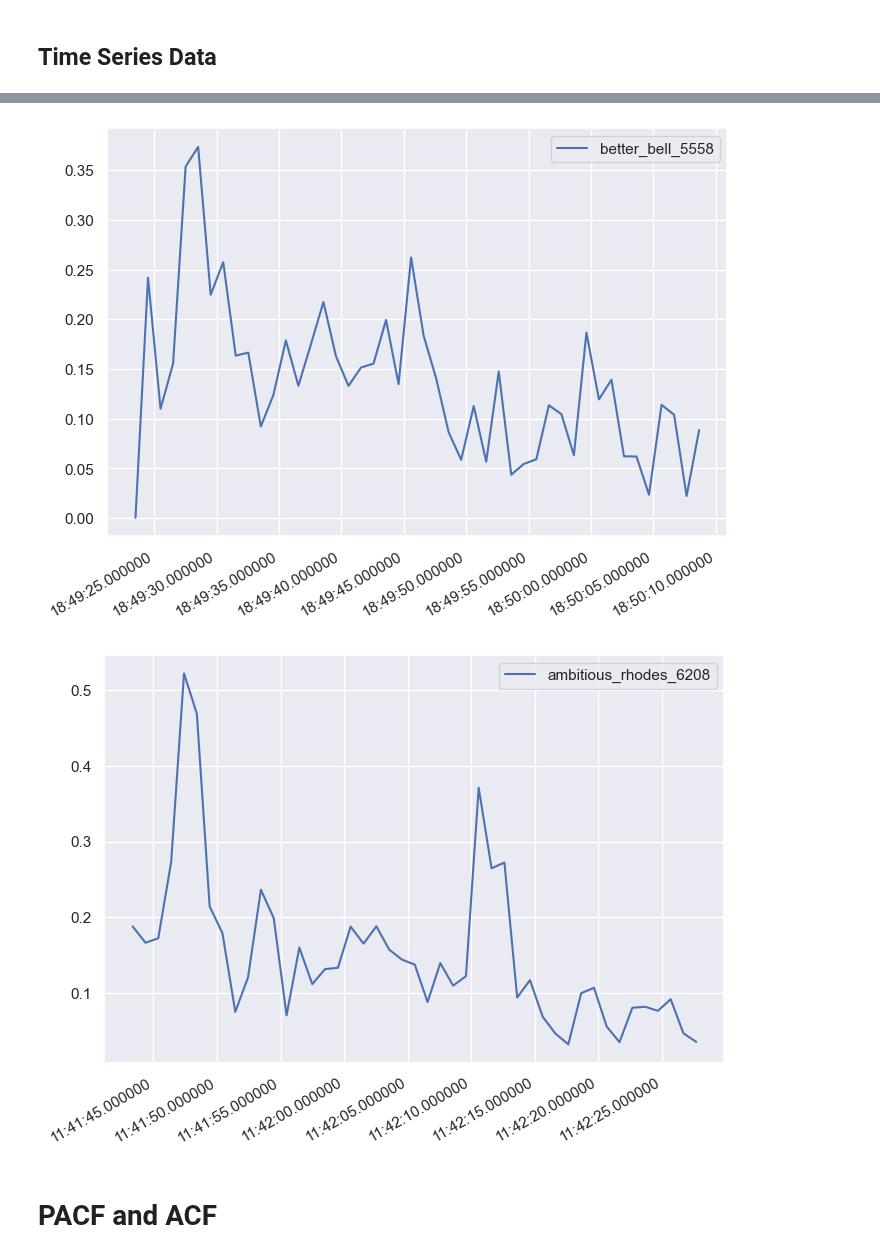
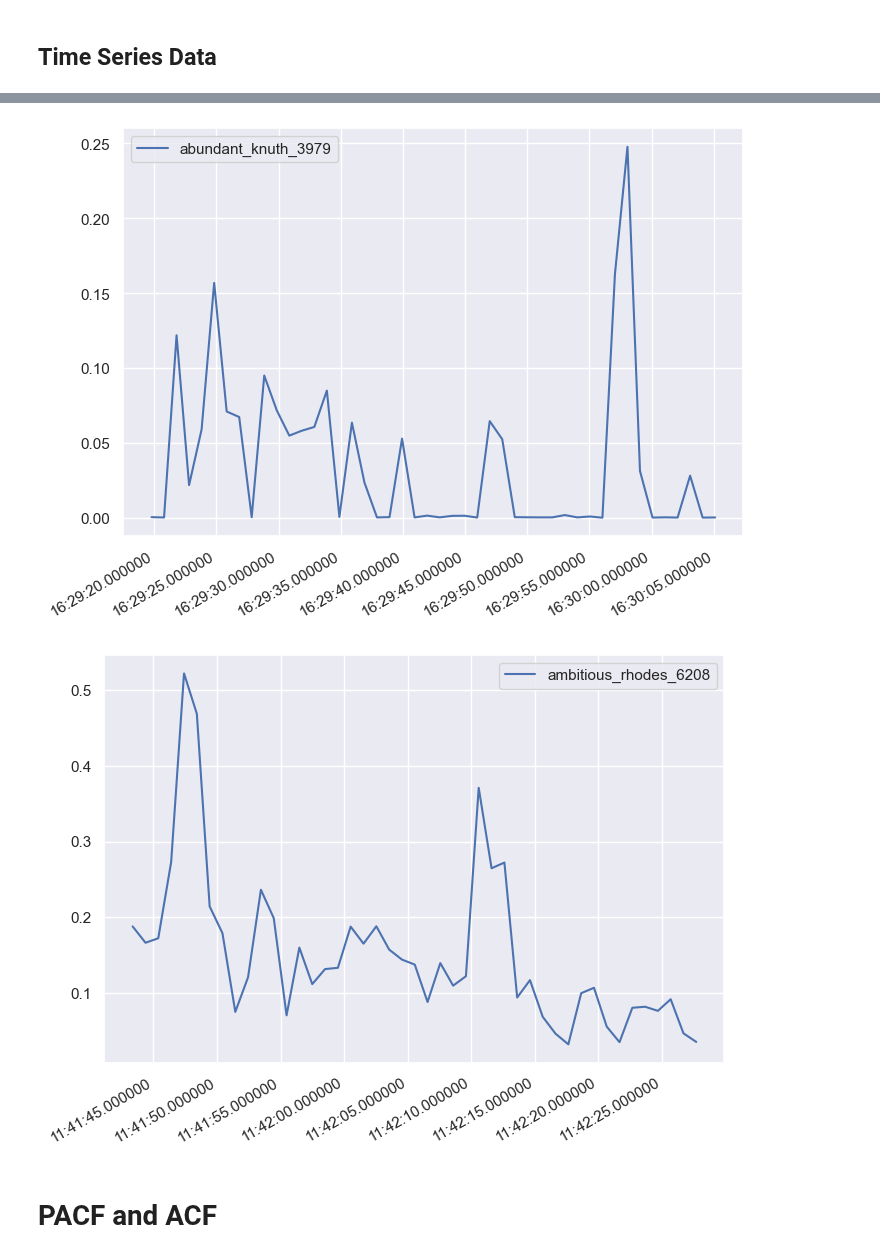
Before and after one commit to Janalytics94/anomaly-detection-software, a Jupyter notebook: src/analyse/EDA_beforepp.ipynb, the cells around one changed output, grey strips where cells are left out. Cells and saved outputs as stored; diff of their text form; code cells hidden in the pictures.

```diff
--- a/src/analyse/EDA_beforepp.ipynb
+++ b/src/analyse/EDA_beforepp.ipynb
@@ -449,0 +453,9 @@ def split_by_container(df) -> list:
+# %%
+fig, axes = plt.subplots(1,2)
+sns.set()
+fig.suptitle('Distribution Memory Usage Attack Data and No Attack')
+axes[0].set_title('Attack')
+axes[1].set_title('No Attack')
+sns.histplot(attack['memory_usage'], kde=True, ax=axes[0])# left skewed
+sns.histplot(no_attack['memory_usage'], kde=True, ax=axes[1], color='red') # left skewed
+plt.show()
@@ -450,30 +474,33 @@ def split_by_container(df) -> list:
+# %%
+test['timestamp_between_attacks'] = test['timestamp_execute_reverse_shell']-test['timestamp_trick_admin']
+#test['timestamp_execute_reverse_shell']+test['timestamp_trick_admin']
 # %%
-train = calc_time_delta(train)
-test = calc_time_delta(test)
+train = process.calc_time_delta(train)
+test = process.calc_time_delta(test)
 # %%
-cn_dfs_train = split_by_container(train)
-cn_dfs_test = split_by_container(test)
+cn_dfs_train =process. split_by_container(train)
+cn_dfs_test = process.split_by_container(test)
 # %%
 # Nochmal überarbeiten !
 fig, ax = plt.subplots(figsize=(8,6))
 xfmt = mdates.DateFormatter("%H:%M:%S.%f")
 # automatically rotates the tick labels
 ax.xaxis.set_major_formatter(xfmt)
 fig.autofmt_xdate()
-ax.plot(cn_dfs_test[6]['tvalue'], cn_dfs_test[6]['cpu_usage'])
-ax.legend(cn_dfs_test[6]['container_name'])
+ax.plot(cn_dfs_test[0]['tvalue'], cn_dfs_test[0]['cpu_usage'])
+ax.legend(cn_dfs_test[0]['container_name'])
 plt.show()
 
 fig, ax = plt.subplots(figsize=(8,6))
 xfmt = mdates.DateFormatter("%H:%M:%S.%f")
 # automatically rotates the tick labels
 ax.xaxis.set_major_formatter(xfmt)
 fig.autofmt_xdate()
 ax.plot(cn_dfs_test[2]['tvalue'], cn_dfs_test[2]['cpu_usage'])
 ax.legend(cn_dfs_test[2]['container_name'])
 plt.show()
 # %% [output]
-[figure, old version]
+[figure, new version]
 [figure]
 # %% [markdown]
 # PACF and ACF
```
Also changed, not shown: parts of 14 cells of this notebook, 9 other files.
